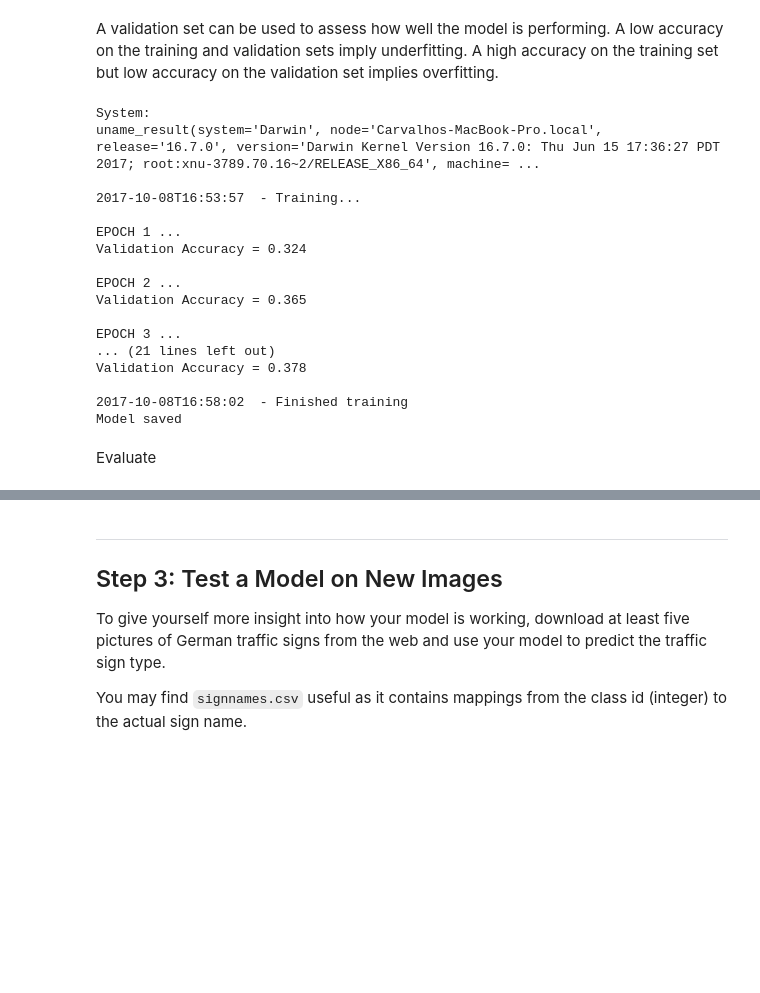
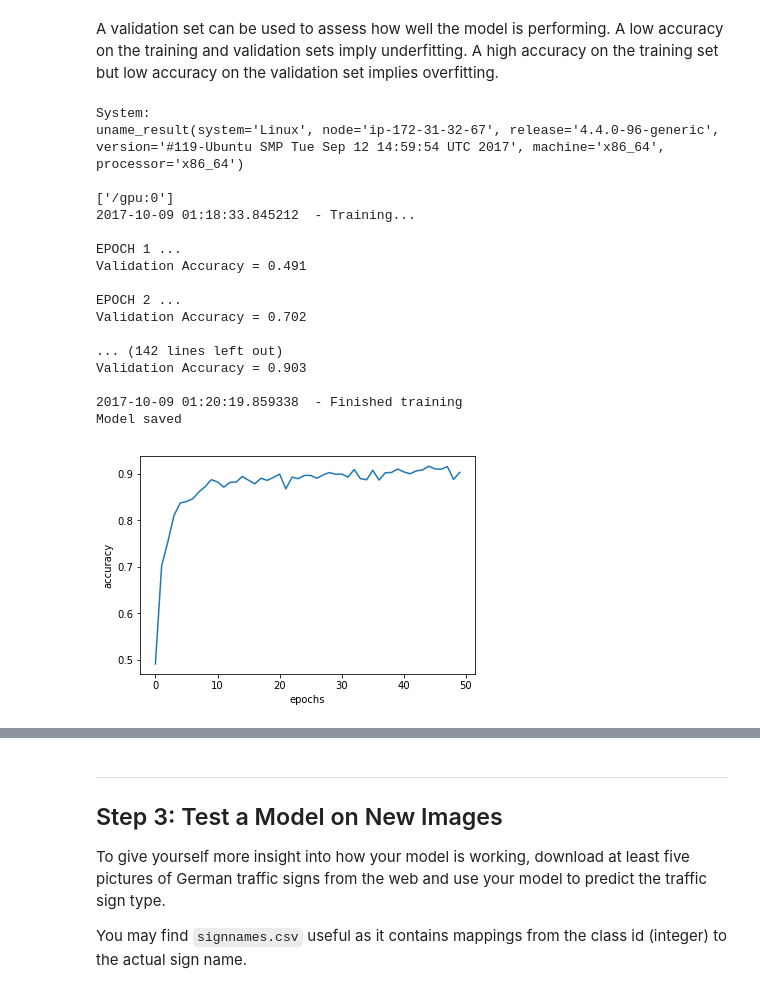
Before and after one commit to bgcarvalho/CarND-Term1-P2, a Jupyter notebook: Notebook.ipynb, the cells around one changed output, grey strips where cells are left out. Cells and saved outputs as stored; diff of their text form; code cells hidden in the pictures; blank space fills up the shorter version.

```diff
--- a/Notebook.ipynb
+++ b/Notebook.ipynb
@@ -308,7 +337,10 @@ x = tf.placeholder(tf.float32, (None, 32, 32, 1))
 y = tf.placeholder(tf.int32, (None))
 one_hot_y = tf.one_hot(y, n_classes)
 
-rate = 0.001
+EPOCHS = 50
+BATCH_SIZE = 128
+rate = 0.0005
+
 LeNetFn = factory(n_classes)
 logits = LeNetFn(x)
 cross_entropy = tf.nn.softmax_cross_entropy_with_logits(labels=one_hot_y, logits=logits)
@@ -323,49 +355,58 @@ saver = tf.train.Saver()
 print("System:  ")
 print(platform.uname())
 print("")
+devices = [x.name for x in device_lib.list_local_devices() if x.device_type == 'GPU']
+print(devices)
+print("")
+
 acc_epochs = np.zeros((EPOCHS,), np.float)
+
 
 with tf.Session() as sess:
     sess.run(tf.global_variables_initializer())
     num_examples = len(X_train)
 
-    print(datetime.now().isoformat(' ', timespec='seconds'), " - Training...")
+    print(datetime.now().isoformat(' '), " - Training...")
     print()
     for i in range(EPOCHS):
         X_train, y_train = shuffle(X_train, y_train)
         for offset in range(0, num_examples, BATCH_SIZE):
             end = offset + BATCH_SIZE
             batch_x, batch_y = X_train[offset:end], y_train[offset:end]
             sess.run(training_operation, feed_dict={x: batch_x, y: batch_y})
 
         validation_accuracy = evaluate(X_valid, y_valid)
         print("EPOCH {} ...".format(i+1))
         print("Validation Accuracy = {:.3f}".format(validation_accuracy))
         print()
         acc_epochs[i] = validation_accuracy
 
-    print(datetime.now().isoformat(' ', timespec='seconds'), " - Finished training")
+    print(datetime.now().isoformat(' '), " - Finished training")
     saver.save(sess, './lenet')
     print("Model saved")
 
+plt.figure()
 plt.plot(acc_epochs)
+plt.xlabel("epochs")
+plt.ylabel("accuracy")
+plt.show()
+plt.savefig("evolution_E"+str(EPOCHS)+"_B"+str(BBATCH_SIZE)+"_R"+str(rate)+".png")
 # %% [output]
 System:
-uname_result(system='Darwin', node='Carvalhos-MacBook-Pro.local', release='16.7.0', version='Darwin Kernel Version 16.7.0: Thu Jun 15 17:36:27 PDT 2017; root:xnu-3789.70.16~2/RELEASE_X86_64', machine= ...
+uname_result(system='Linux', node='ip-172-31-32-67', release='4.4.0-96-generic', version='#119-Ubuntu SMP Tue Sep 12 14:59:54 UTC 2017', machine='x86_64', processor='x86_64')
 
-2017-10-08T16:53:57  - Training...
+['/gpu:0']
+2017-10-09 01:18:33.845212  - Training...
 
 EPOCH 1 ...
-Validation Accuracy = 0.324
+Validation Accuracy = 0.491
 
 EPOCH 2 ...
-Validation Accuracy = 0.365
+Validation Accuracy = 0.702
 
-EPOCH 3 ...
-... (21 lines left out)
-Validation Accuracy = 0.378
+... (142 lines left out)
+Validation Accuracy = 0.903
 
-2017-10-08T16:58:02  - Finished training
+2017-10-09 01:20:19.859338  - Finished training
 Model saved
+[figure, added]
-# %% [markdown]
-Evaluate
```
Also changed, not shown: parts of 7 cells of this notebook.
